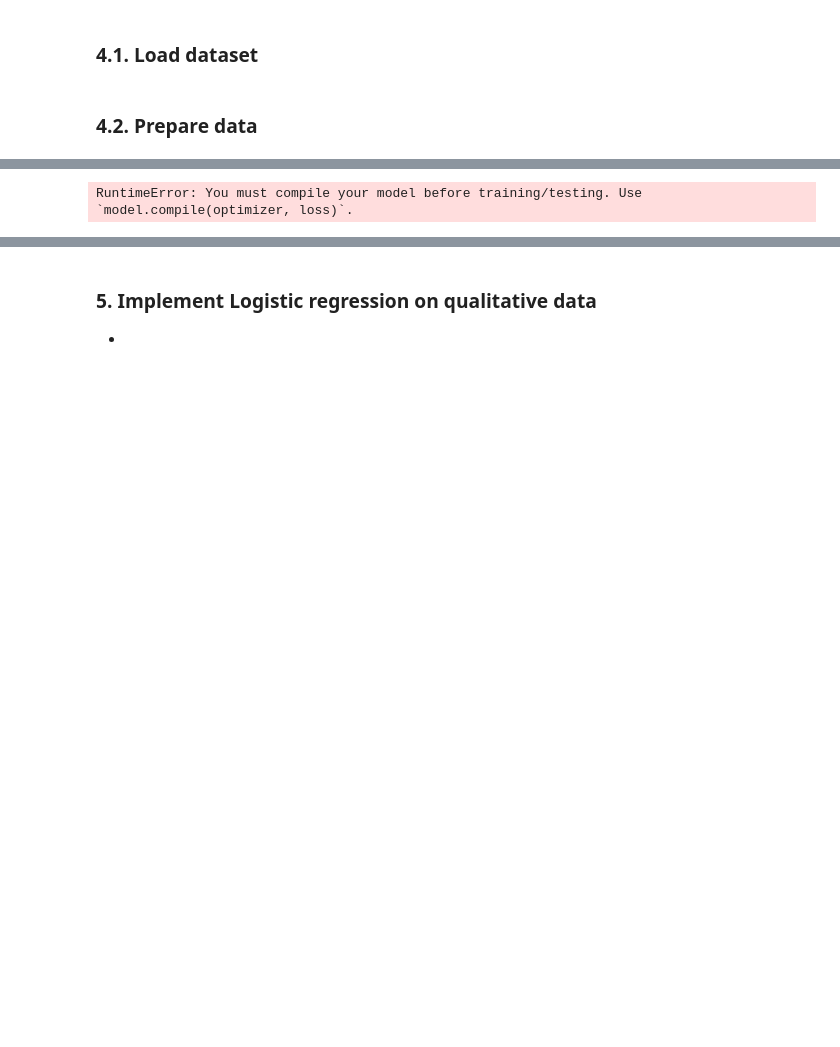
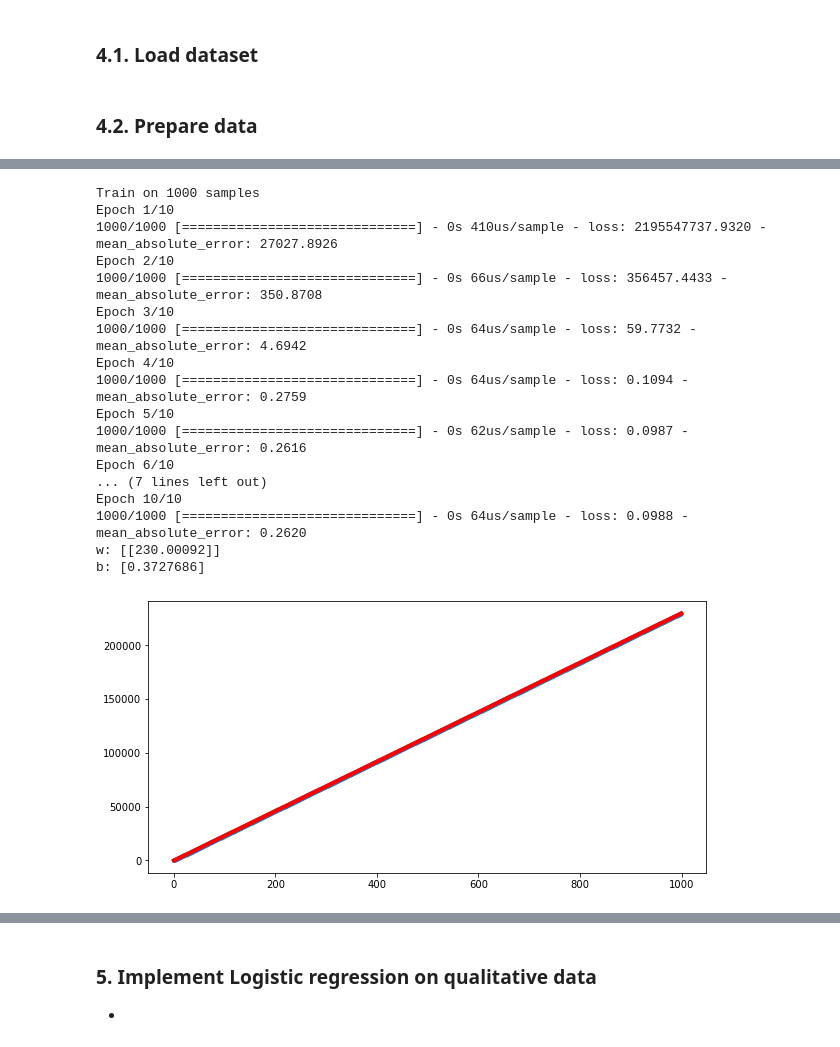
Before and after one commit to TeaKatz/AI_Training, a Jupyter notebook: 07_Implement_Linear&Logistic_Regression.ipynb, the cells around one changed output, grey strips where cells are left out. Saved outputs shown, nothing was run; the diff lists cells and outputs as text; code cells hidden in the pictures; blank space fills up the shorter version.

```diff
--- a/07_Implement_Linear&Logistic_Regression.ipynb
+++ b/07_Implement_Linear&Logistic_Regression.ipynb
@@ -165,13 +237,13 @@ from sklearn.linear_model import LinearRegression as ExampleLinearRegression
 class LinearLayer(layers.Layer):
     def build(self, input_shape):
         # w shape: (feature_size, 1)
-        self.w = self.add_weight(name="w",
+        self.w = self.add_weight(name="W",
                                  shape=(input_shape[-1], 1),
                                  initializer=tf.random_normal_initializer(),
                                  trainable=True,
                                  dtype="float32")
         # b shape: (1, )
-        self.b = self.add_weight(name="b",
+        self.b = self.add_weight(name="B",
                                  shape=(1, ),
                                  initializer=tf.random_normal_initializer(),
                                  trainable=True,
@@ -208,19 +268,51 @@ Pass
-# %%
-# Test LinearRegression
-regression_model = LinearRegression()
-ex_regression_model = ExampleLinearRegression()
-
-x = np.random.uniform(low=0, high=5, size=(10, 5))
-y = np.random.uniform(low=0, high=1000, size=(10, ))
-
-regression_model.fit(x, y)
-ex_regression_model.fit(x, y)
-
-pred = regression_model.predict(x)
-ex_pred = ex_regression_model.predict(x)
-
-assert np.all(np.equal(pred, ex_pred))
-print("Pass")
-# %% [output]
-RuntimeError: You must compile your model before training/testing. Use `model.compile(optimizer, loss)`.
+# %%
+# Test fit model on dummy data
+dummy_x = np.arange(1000).astype(np.float32).reshape(-1, 1)
+dummy_y = (dummy_x * 230 + 1).astype(np.float32).reshape(-1) + np.random.normal(0, 1, size=1000).astype(np.float32) * 0
+
+# Define model
+regression_model = LinearRegression()
+# Define loss function
+loss = tf.keras.losses.MeanSquaredError()
+# Define metrics function
+metrics = tf.keras.metrics.MeanAbsoluteError()
+# Define optimizer
+# optimizer = tf.keras.optimizers.Adam(learning_rate=100)
+optimizer = tf.keras.optimizers.SGD(learning_rate=1e-7)
+
+# Compile model
+regression_model.compile(optimizer=optimizer, loss=loss, metrics=[metrics])
+
+# Train model
+regression_model.fit(dummy_x, dummy_y, batch_size=16, epochs=10)
+
+# Check trained parameters
+w, b = regression_model.trainable_variables
+print(f"w: {w.numpy()}")
+print(f"b: {b.numpy()}")
+
+# Plot
+plt.figure(figsize=(10, 5))
+plt.scatter(dummy_x, dummy_y, s=10)
+plt.plot(dummy_x, dummy_x * w + b, "r", linewidth=4)
+plt.show()
+# %% [output]
+Train on 1000 samples
+Epoch 1/10
+1000/1000 [==============================] - 0s 410us/sample - loss: 2195547737.9320 - mean_absolute_error: 27027.8926
+Epoch 2/10
+1000/1000 [==============================] - 0s 66us/sample - loss: 356457.4433 - mean_absolute_error: 350.8708
+Epoch 3/10
+1000/1000 [==============================] - 0s 64us/sample - loss: 59.7732 - mean_absolute_error: 4.6942
+Epoch 4/10
+1000/1000 [==============================] - 0s 64us/sample - loss: 0.1094 - mean_absolute_error: 0.2759
+Epoch 5/10
+1000/1000 [==============================] - 0s 62us/sample - loss: 0.0987 - mean_absolute_error: 0.2616
+Epoch 6/10
+... (7 lines left out)
+Epoch 10/10
+1000/1000 [==============================] - 0s 64us/sample - loss: 0.0988 - mean_absolute_error: 0.2620
+w: [[230.00092]]
+b: [0.3727686]
+[figure, added]
 # %% [markdown]
```
Also changed, not shown: parts of 29 cells of this notebook, 3 other files.
